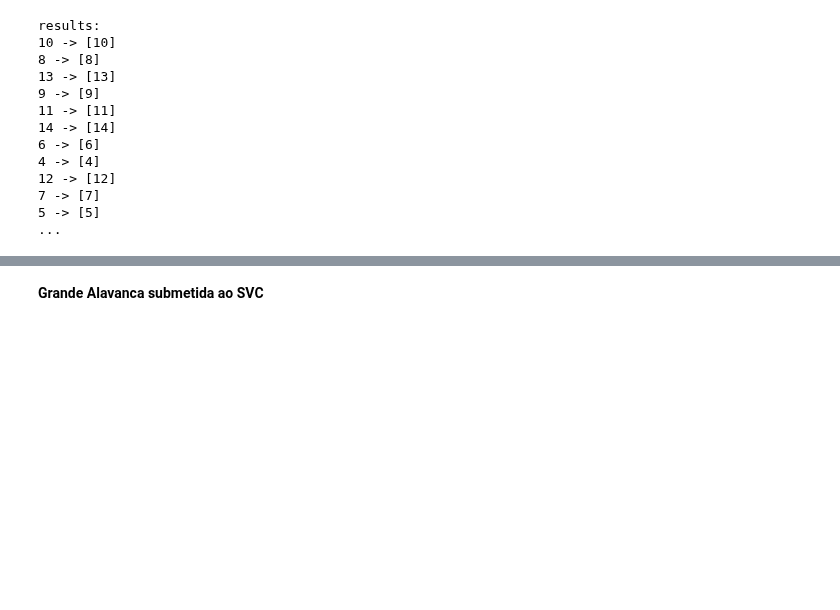
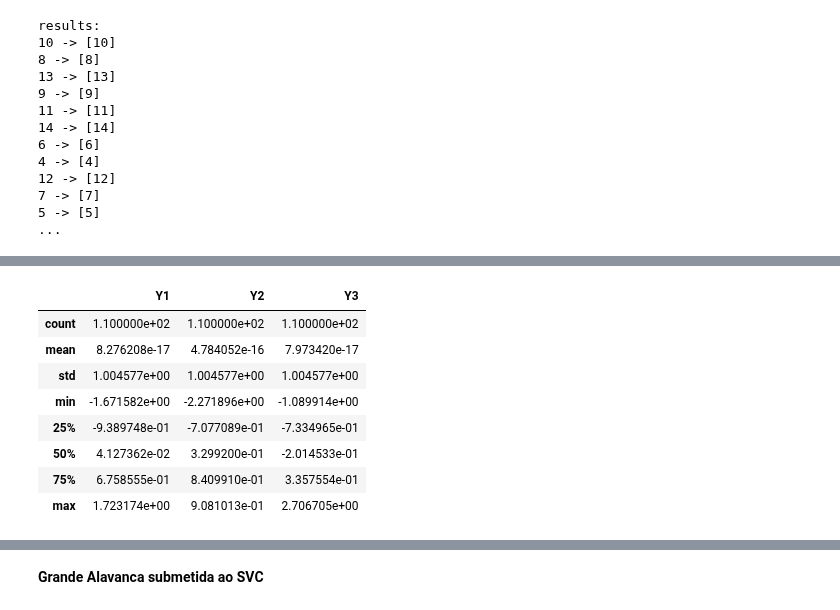
Before and after one commit to luizleroy/predictive_analytics, a Jupyter notebook: new.ipynb, the cells around one changed output, grey strips where cells are left out. Saved outputs shown, nothing was run; the diff lists cells and outputs as text; code cells hidden in the pictures; blank space fills up the shorter version.

```diff
--- a/new.ipynb
+++ b/new.ipynb
@@ -285,0 +354,12 @@ results:
+# %%
+Input.describe()
+# %% [output]
+|  | Y1 | Y2 | Y3 |
+| count | 1.100000e+02 | 1.100000e+02 | 1.100000e+02 |
+| mean | 8.276208e-17 | 4.784052e-16 | 7.973420e-17 |
+| std | 1.004577e+00 | 1.004577e+00 | 1.004577e+00 |
+| min | -1.671582e+00 | -2.271896e+00 | -1.089914e+00 |
+| 25% | -9.389748e-01 | -7.077089e-01 | -7.334965e-01 |
+| 50% | 4.127362e-02 | 3.299200e-01 | -2.014533e-01 |
+| 75% | 6.758555e-01 | 8.409910e-01 | 3.357554e-01 |
+| max | 1.723174e+00 | 9.081013e-01 | 2.706705e+00 |
```
Also changed, not shown: parts of 13 cells of this notebook.
